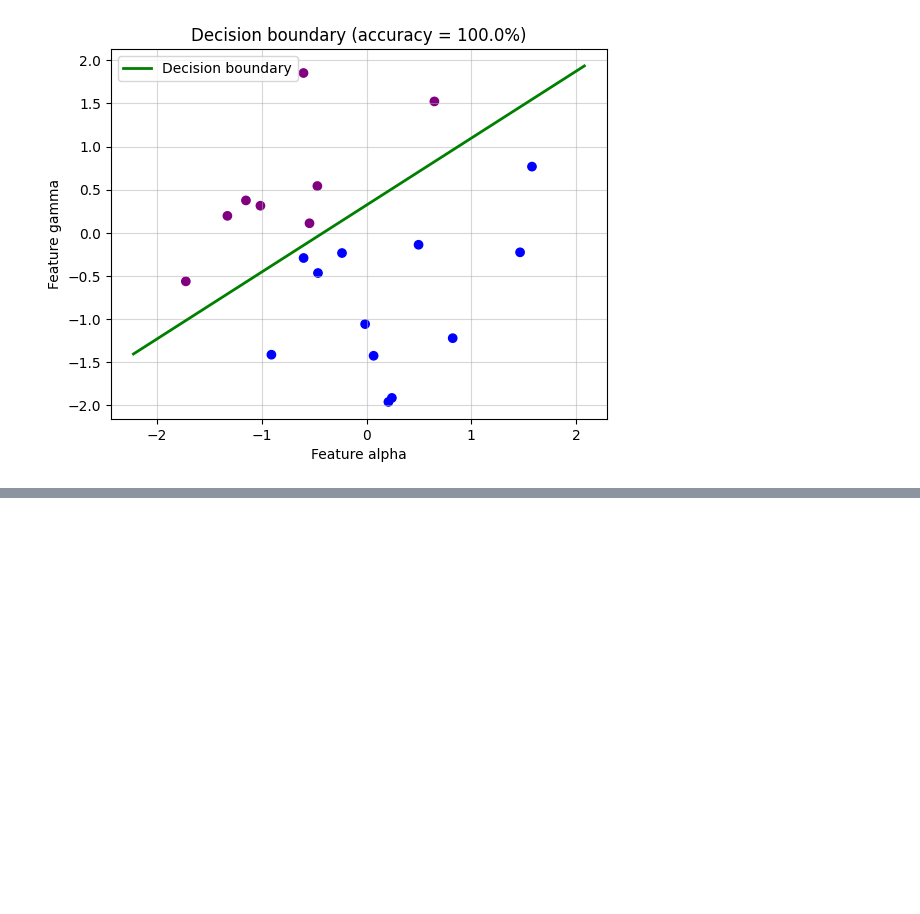
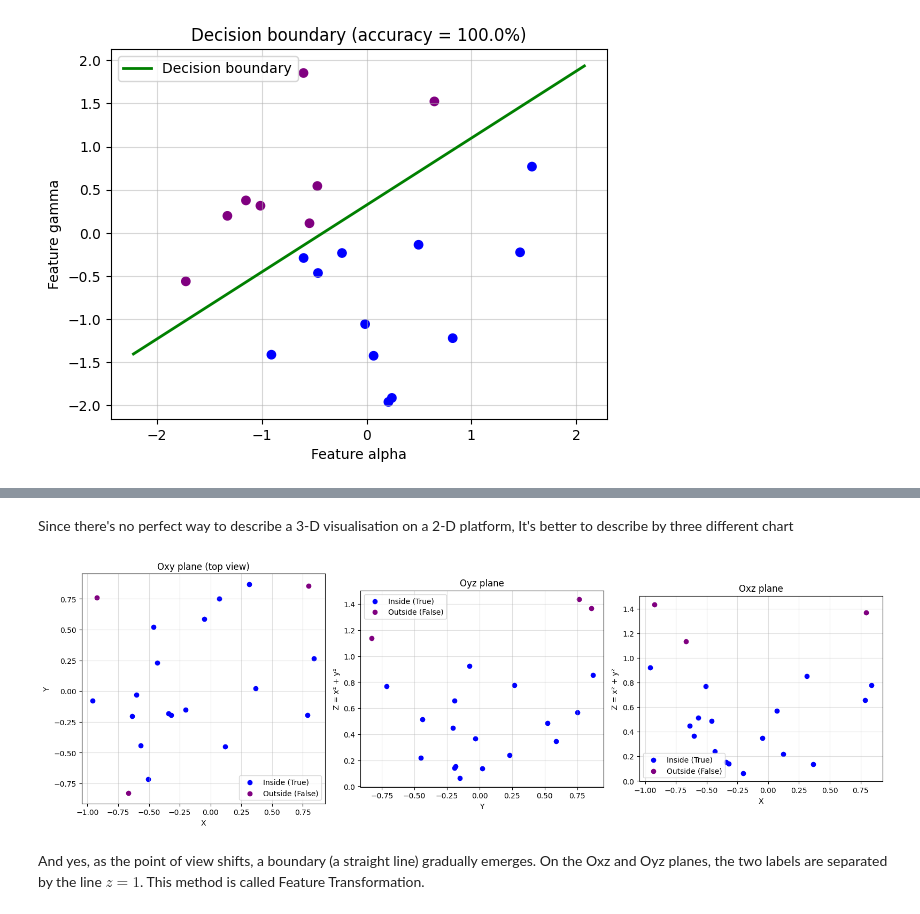
Before and after one commit to vennfungus/basic-ml, a Jupyter notebook: classification.ipynb, the cells around one changed output, grey strips where cells are left out. Drawn from its saved outputs; the diff is of its cells as text; code cells hidden in the pictures; blank space fills up the shorter version.

```diff
--- a/classification.ipynb
+++ b/classification.ipynb
@@ -92,0 +201,40 @@ This accurately reflects the nature of the **Logistic Regression** algorithm: it
+# %% [markdown]
+Since there's no perfect way to describe a 3-D visualisation on a 2-D platform, It's better to describe by three different chart
+# %%
+# Project the 3D data onto the three coordinate planes: Oxy, Oyz, Oxz
+fig, axes = plt.subplots(1, 3, figsize=(16, 5))
+
+# Oxy plane (x vs y), like looking from above
+axes[0].scatter(x[labels], y[labels], c="blue", label="Inside (True)")
+axes[0].scatter(x[~labels], y[~labels], c="purple", label="Outside (False)")
+axes[0].set_xlabel("X")
+axes[0].set_ylabel("Y")
+axes[0].set_title("Oxy plane (top view)")
+axes[0].set_aspect("equal")
+
+# Oyz plane (y vs z), looking along the x axis
+axes[1].scatter(y[labels], z[labels], c="blue", label="Inside (True)")
+axes[1].scatter(y[~labels], z[~labels], c="purple", label="Outside (False)")
+axes[1].set_xlabel("Y")
+axes[1].set_ylabel("Z = x² + y²")
+axes[1].set_title("Oyz plane")
+axes[1].set_aspect("equal")
+
+# Oxz plane (x vs z), looking along the y axis
+axes[2].scatter(x[labels], z[labels], c="blue", label="Inside (True)")
+axes[2].scatter(x[~labels], z[~labels], c="purple", label="Outside (False)")
+axes[2].set_xlabel("X")
+axes[2].set_ylabel("Z = x² + y²")
+axes[2].set_title("Oxz plane")
+axes[2].set_aspect("equal")
+
+for ax in axes:
+    ax.grid(True, linestyle="-", alpha=0.4)
+    ax.legend()
+
+plt.tight_layout()
+plt.show()
+# %% [output]
+[figure, added]
+# %% [markdown]
+And yes, as the point of view shifts, a boundary (a straight line) gradually emerges. On the Oxz and Oyz planes, the two labels are separated by the line $z = 1$. This method is called Feature Transformation.
```
Also changed, not shown: parts of 3 cells of this notebook.
